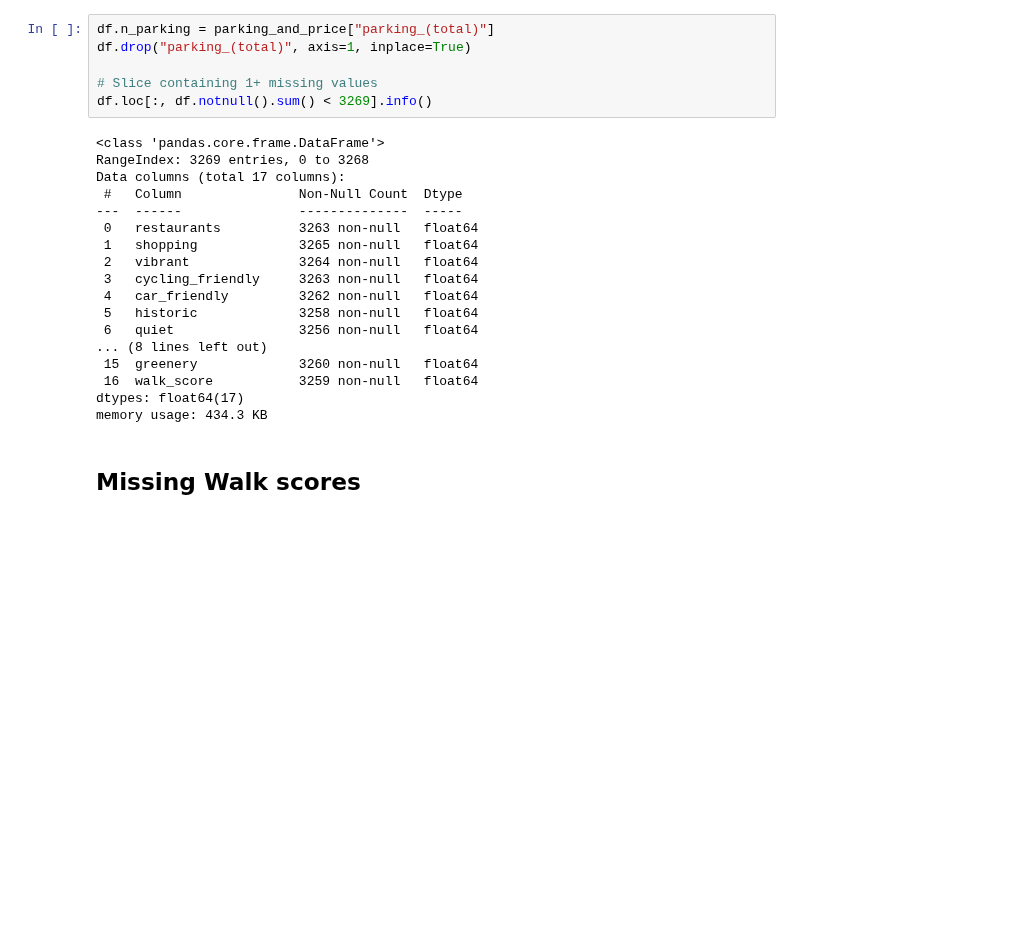
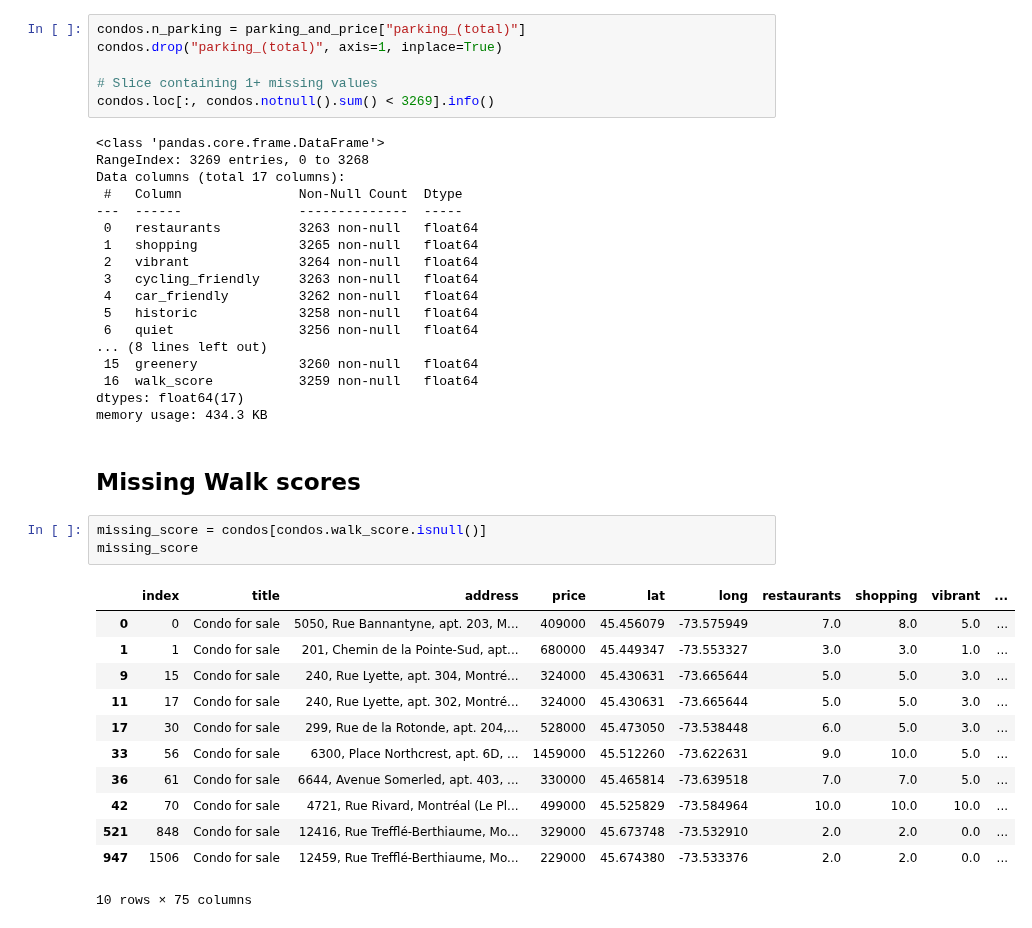
Before and after one commit to Jahnic/Data-Science, a Jupyter notebook: RealEstate/wrangle.ipynb, the cells around one changed output. Drawn from its saved outputs; the diff is of its cells as text; blank space fills up the shorter version.

Commit message:
wrangle: missing walk scores

```diff
--- a/RealEstate/wrangle.ipynb
+++ b/RealEstate/wrangle.ipynb
@@ -1325,11 +1326,11 @@ plt.scatter(parking_and_price["parking_(total)"], parking_and_price.price)
 # %% [markdown]
 The correlation is slim but we will keep it for now.
 # %%
-df.n_parking = parking_and_price["parking_(total)"]
-df.drop("parking_(total)", axis=1, inplace=True)
+condos.n_parking = parking_and_price["parking_(total)"]
+condos.drop("parking_(total)", axis=1, inplace=True)
 
 # Slice containing 1+ missing values
-df.loc[:, df.notnull().sum() < 3269].info()
+condos.loc[:, condos.notnull().sum() < 3269].info()
 # %% [output]
 <class 'pandas.core.frame.DataFrame'>
 RangeIndex: 3269 entries, 0 to 3268
@@ -1350,3 +1351,19 @@ dtypes: float64(17)
 memory usage: 434.3 KB
 # %% [markdown]
 ## Missing Walk scores
+# %%
+missing_score = condos[condos.walk_score.isnull()]
+missing_score
+# %% [output]
+|  | index | title | address | price | lat | long | restaurants | shopping | vibrant | ... |
+| 0 | 0 | Condo for sale | 5050, Rue Bannantyne, apt. 203, M... | 409000 | 45.456079 | -73.575949 | 7.0 | 8.0 | 5.0 | ... |
+| 1 | 1 | Condo for sale | 201, Chemin de la Pointe-Sud, apt... | 680000 | 45.449347 | -73.553327 | 3.0 | 3.0 | 1.0 | ... |
+| 9 | 15 | Condo for sale | 240, Rue Lyette, apt. 304, Montré... | 324000 | 45.430631 | -73.665644 | 5.0 | 5.0 | 3.0 | ... |
+| 11 | 17 | Condo for sale | 240, Rue Lyette, apt. 302, Montré... | 324000 | 45.430631 | -73.665644 | 5.0 | 5.0 | 3.0 | ... |
+| 17 | 30 | Condo for sale | 299, Rue de la Rotonde, apt. 204,... | 528000 | 45.473050 | -73.538448 | 6.0 | 5.0 | 3.0 | ... |
+| 33 | 56 | Condo for sale | 6300, Place Northcrest, apt. 6D, ... | 1459000 | 45.512260 | -73.622631 | 9.0 | 10.0 | 5.0 | ... |
+| 36 | 61 | Condo for sale | 6644, Avenue Somerled, apt. 403, ... | 330000 | 45.465814 | -73.639518 | 7.0 | 7.0 | 5.0 | ... |
+| 42 | 70 | Condo for sale | 4721, Rue Rivard, Montréal (Le Pl... | 499000 | 45.525829 | -73.584964 | 10.0 | 10.0 | 10.0 | ... |
+| 521 | 848 | Condo for sale | 12416, Rue Trefflé-Berthiaume, Mo... | 329000 | 45.673748 | -73.532910 | 2.0 | 2.0 | 0.0 | ... |
+| 947 | 1506 | Condo for sale | 12459, Rue Trefflé-Berthiaume, Mo... | 229000 | 45.674380 | -73.533376 | 2.0 | 2.0 | 0.0 | ... |
+10 rows × 75 columns
```
Also changed, not shown: parts of 27 cells of this notebook.
